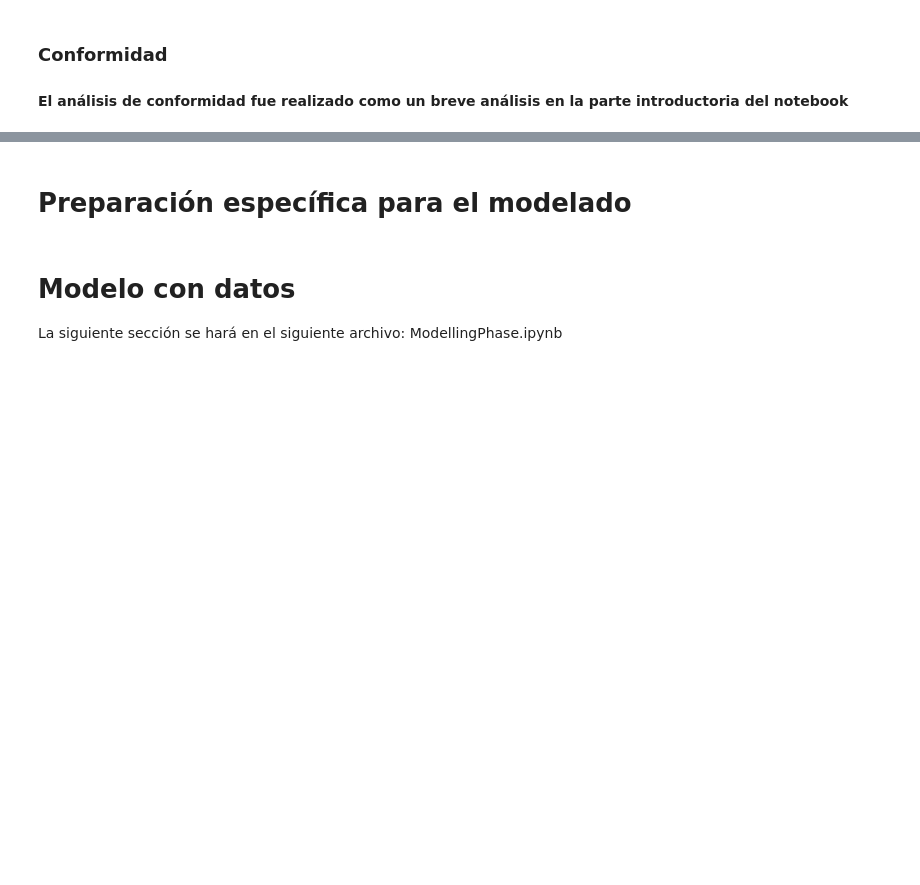
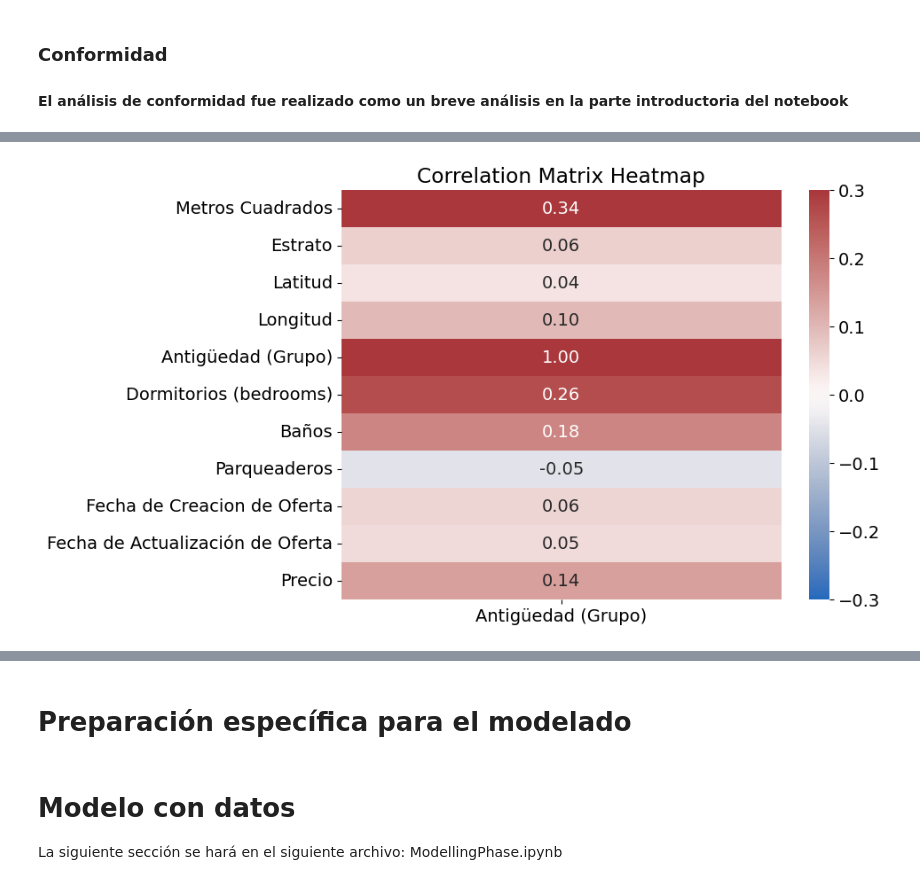
Before and after one commit to Santiago-Beltran/housing-cost-analysis-prediction, a Jupyter notebook: CRISP_DM/DataPreparation.ipynb, the cells around one changed output, grey strips where cells are left out. Cells and saved outputs as stored; diff of their text form; code cells hidden in the pictures; blank space fills up the shorter version.

```diff
--- a/CRISP_DM/DataPreparation.ipynb
+++ b/CRISP_DM/DataPreparation.ipynb
@@ -1287,0 +1311,4 @@ Hay casas con latitud y longitud repetida, pero son registros distintos (esto se
+# %%
+df_merged = df.merge(estrato_y_ubicacion, on=['Latitud', 'Longitud'], how='left', suffixes=('', '_ref'))
+
+df_merged['Estrato'] = df_merged['Estrato'].fillna(df_merged['Estrato_ref'])
@@ -1287,0 +1320,2 @@ Hay casas con latitud y longitud repetida, pero son registros distintos (esto se
+# %%
+df = df_merged.drop(columns=['Estrato_ref'])
@@ -1287,0 +1329,6 @@ Hay casas con latitud y longitud repetida, pero son registros distintos (esto se
+# %%
+# El resto serán eliminados, si se deseara hacer algo más se podría asignar a cada registro un barrio usando su
+# longitud y latitud y una api de reverse geo lookup. Sin embargo esta opción es costosa o lenta, y no tenemos tiempo
+# ni mucho menos dinero 😅
+
+df = df[~df["Estrato"].isna()]
@@ -1287,0 +1361,20 @@ Hay casas con latitud y longitud repetida, pero son registros distintos (esto se
+# %%
+import seaborn as sns
+
+test = df[(df["Precio"] > 80000000) & (df["Precio"] < 1200000000)]
+
+a = test.iloc[:, 3:13]
+b = test.iloc[:, 15]
+# %%
+corr_matrix = a.join(b).corr()
+
+single_col_corr = corr_matrix[["Antigüedad (Grupo)"]]
+
+plt.figure(figsize=(8, 6)) # Adjust figure size as needed
+
+sns.heatmap(single_col_corr, annot=True, cmap='vlag', fmt=".2f", vmin=-0.3, vmax=0.3)
+
+plt.title('Correlation Matrix Heatmap')
+plt.show()
+# %% [output]
+[figure, added]
```
Also changed, not shown: parts of 81 cells of this notebook.
